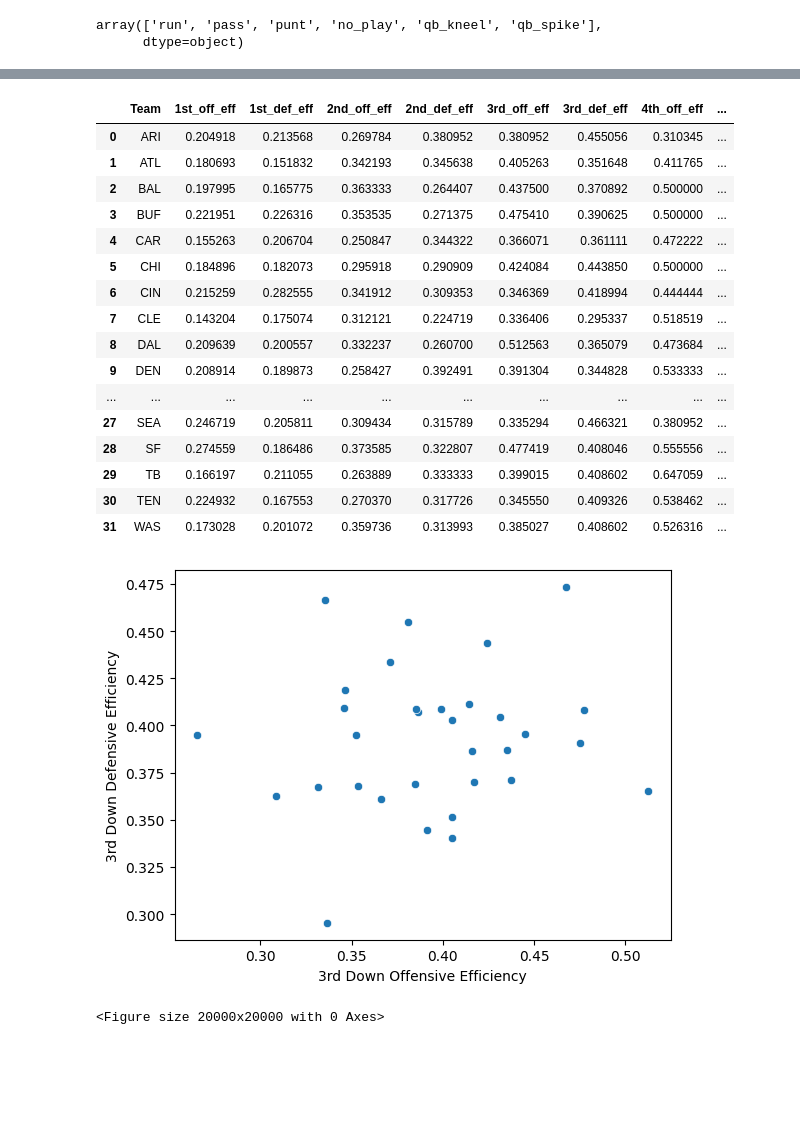
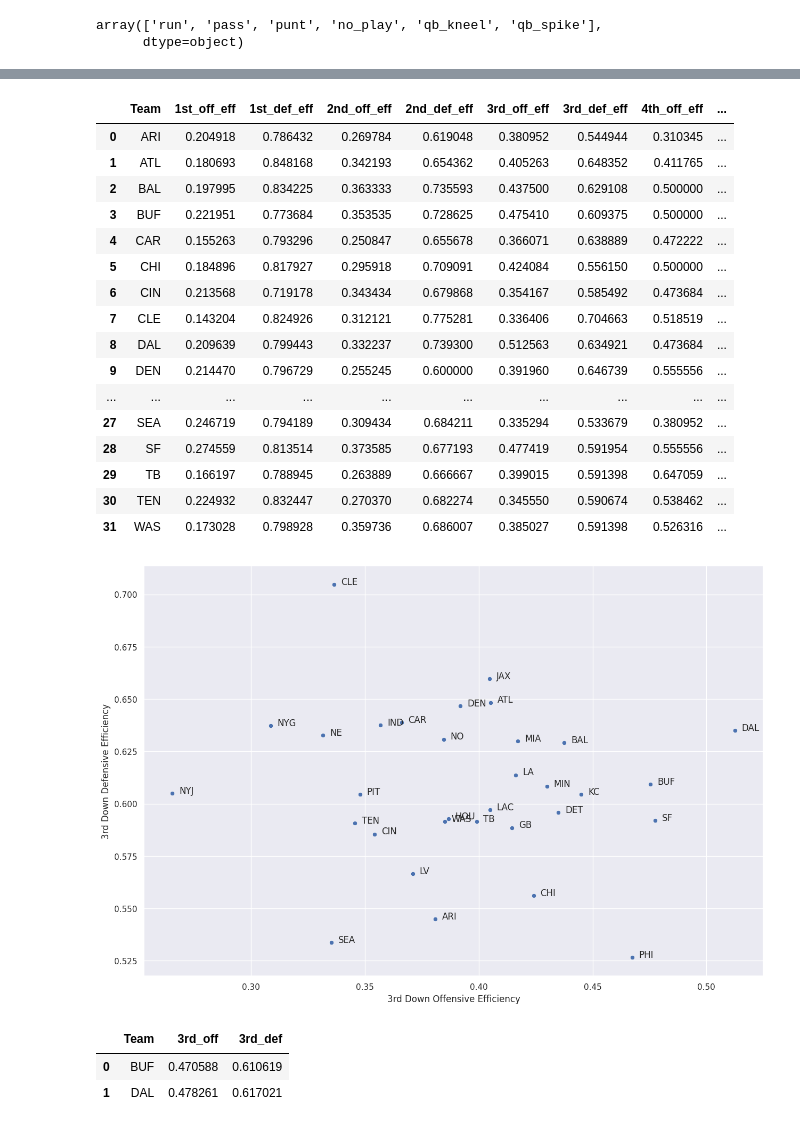
Before and after one commit to Scavo1225/NFL_analytics, a Jupyter notebook: notebooks/data.ipynb, the cells around one changed output, grey strips where cells are left out. Cells and saved outputs as stored; diff of their text form; code cells hidden in the pictures; blank space fills up the shorter version.

Commit message:
looking at matchups

```diff
--- a/notebooks/data.ipynb
+++ b/notebooks/data.ipynb
@@ -109,18 +108,18 @@ df = df.astype({"down": 'int',
                 })
 # %%
 #separated into downed dfs for down scenarios analysis
-down_df = df[['game_id', 'quarter_seconds_remaining', 'week', 'posteam_type','posteam', 'defteam', 'down', 'first_down', 'yardline_100', 'ydstogo', 'play_type', 'play_type_nfl']]
+down_df = df[['game_id', 'home_team', 'away_team', 'quarter_seconds_remaining', 'week', 'posteam_type','posteam', 'defteam', 'down', 'first_down', 'yardline_100', 'ydstogo', 'play_type', 'play_type_nfl']]
 down_df = down_df[down_df["play_type_nfl"] != "PUNT"]
 # %%
 #creating efficiencies by down
 first_down_off = pd.DataFrame(down_df[down_df["down"] == 1].groupby("posteam")["first_down"].sum()/down_df[down_df["down"] == 1].groupby("posteam")["first_down"].count()).reset_index().rename(columns={"posteam": "Team", "first_down": "1st_off_eff"})
-first_down_def = pd.DataFrame(down_df[down_df["down"] == 1].groupby("defteam")["first_down"].sum()/down_df[down_df["down"] == 1].groupby("defteam")["first_down"].count()).reset_index().rename(columns={"defteam": "Team", "first_down": "1st_def_eff"})
+first_down_def = pd.DataFrame(1 - down_df[down_df["down"] == 1].groupby("defteam")["first_down"].sum()/down_df[down_df["down"] == 1].groupby("defteam")["first_down"].count()).reset_index().rename(columns={"defteam": "Team", "first_down": "1st_def_eff"})
 second_down_off = pd.DataFrame(down_df[down_df["down"] == 2].groupby("posteam")["first_down"].sum()/down_df[down_df["down"] == 2].groupby("posteam")["first_down"].count()).reset_index().rename(columns={"posteam": "Team", "first_down": "2nd_off_eff"})
-second_down_def = pd.DataFrame(down_df[down_df["down"] == 2].groupby("defteam")["first_down"].sum()/down_df[down_df["down"] == 2].groupby("defteam")["first_down"].count()).reset_index().rename(columns={"defteam": "Team", "first_down": "2nd_def_eff"})
+second_down_def = pd.DataFrame(1 - down_df[down_df["down"] == 2].groupby("defteam")["first_down"].sum()/down_df[down_df["down"] == 2].groupby("defteam")["first_down"].count()).reset_index().rename(columns={"defteam": "Team", "first_down": "2nd_def_eff"})
 third_down_off = pd.DataFrame(down_df[down_df["down"] == 3].groupby("posteam")["first_down"].sum()/down_df[down_df["down"] == 3].groupby("posteam")["first_down"].count()).reset_index().rename(columns={"posteam": "Team", "first_down": "3rd_off_eff"})
-third_down_def = pd.DataFrame(down_df[down_df["down"] == 3].groupby("defteam")["first_down"].sum()/down_df[down_df["down"] == 3].groupby("defteam")["first_down"].count()).reset_index().rename(columns={"defteam": "Team", "first_down": "3rd_def_eff"})
+third_down_def = pd.DataFrame(1 - down_df[down_df["down"] == 3].groupby("defteam")["first_down"].sum()/down_df[down_df["down"] == 3].groupby("defteam")["first_down"].count()).reset_index().rename(columns={"defteam": "Team", "first_down": "3rd_def_eff"})
 fourth_down_off = pd.DataFrame(down_df[down_df["down"] == 4].groupby("posteam")["first_down"].sum()/down_df[down_df["down"] == 4].groupby("posteam")["first_down"].count()).reset_index().rename(columns={"posteam": "Team", "first_down": "4th_off_eff"})
-fourth_down_def = pd.DataFrame(down_df[down_df["down"] == 4].groupby("defteam")["first_down"].sum()/down_df[down_df["down"] == 4].groupby("defteam")["first_down"].count()).reset_index().rename(columns={"defteam": "Team", "first_down": "4th_def_eff"})
+fourth_down_def = pd.DataFrame(1 - down_df[down_df["down"] == 4].groupby("defteam")["first_down"].sum()/down_df[down_df["down"] == 4].groupby("defteam")["first_down"].count()).reset_index().rename(columns={"defteam": "Team", "first_down": "4th_def_eff"})
 # %%
 #Offensive and defensive efficiency per team by down
 down_effs_df = first_down_off.merge(first_down_def, on="Team")\
@@ -133,28 +132,55 @@ down_effs_df = first_down_off.merge(first_down_def, on="Team")\
 down_effs_df
 # %% [output]
 |  | Team | 1st_off_eff | 1st_def_eff | 2nd_off_eff | 2nd_def_eff | 3rd_off_eff | 3rd_def_eff | 4th_off_eff | ... |
-| 0 | ARI | 0.204918 | 0.213568 | 0.269784 | 0.380952 | 0.380952 | 0.455056 | 0.310345 | ... |
-| 1 | ATL | 0.180693 | 0.151832 | 0.342193 | 0.345638 | 0.405263 | 0.351648 | 0.411765 | ... |
-| 2 | BAL | 0.197995 | 0.165775 | 0.363333 | 0.264407 | 0.437500 | 0.370892 | 0.500000 | ... |
-| 3 | BUF | 0.221951 | 0.226316 | 0.353535 | 0.271375 | 0.475410 | 0.390625 | 0.500000 | ... |
-| 4 | CAR | 0.155263 | 0.206704 | 0.250847 | 0.344322 | 0.366071 | 0.361111 | 0.472222 | ... |
-| 5 | CHI | 0.184896 | 0.182073 | 0.295918 | 0.290909 | 0.424084 | 0.443850 | 0.500000 | ... |
-| 6 | CIN | 0.215259 | 0.282555 | 0.341912 | 0.309353 | 0.346369 | 0.418994 | 0.444444 | ... |
-| 7 | CLE | 0.143204 | 0.175074 | 0.312121 | 0.224719 | 0.336406 | 0.295337 | 0.518519 | ... |
-| 8 | DAL | 0.209639 | 0.200557 | 0.332237 | 0.260700 | 0.512563 | 0.365079 | 0.473684 | ... |
-| 9 | DEN | 0.208914 | 0.189873 | 0.258427 | 0.392491 | 0.391304 | 0.344828 | 0.533333 | ... |
+| 0 | ARI | 0.204918 | 0.786432 | 0.269784 | 0.619048 | 0.380952 | 0.544944 | 0.310345 | ... |
+| 1 | ATL | 0.180693 | 0.848168 | 0.342193 | 0.654362 | 0.405263 | 0.648352 | 0.411765 | ... |
+| 2 | BAL | 0.197995 | 0.834225 | 0.363333 | 0.735593 | 0.437500 | 0.629108 | 0.500000 | ... |
+| 3 | BUF | 0.221951 | 0.773684 | 0.353535 | 0.728625 | 0.475410 | 0.609375 | 0.500000 | ... |
+| 4 | CAR | 0.155263 | 0.793296 | 0.250847 | 0.655678 | 0.366071 | 0.638889 | 0.472222 | ... |
+| 5 | CHI | 0.184896 | 0.817927 | 0.295918 | 0.709091 | 0.424084 | 0.556150 | 0.500000 | ... |
+| 6 | CIN | 0.213568 | 0.719178 | 0.343434 | 0.679868 | 0.354167 | 0.585492 | 0.473684 | ... |
+| 7 | CLE | 0.143204 | 0.824926 | 0.312121 | 0.775281 | 0.336406 | 0.704663 | 0.518519 | ... |
+| 8 | DAL | 0.209639 | 0.799443 | 0.332237 | 0.739300 | 0.512563 | 0.634921 | 0.473684 | ... |
+| 9 | DEN | 0.214470 | 0.796729 | 0.255245 | 0.600000 | 0.391960 | 0.646739 | 0.555556 | ... |
 | ... | ... | ... | ... | ... | ... | ... | ... | ... | ... |
-| 27 | SEA | 0.246719 | 0.205811 | 0.309434 | 0.315789 | 0.335294 | 0.466321 | 0.380952 | ... |
-| 28 | SF | 0.274559 | 0.186486 | 0.373585 | 0.322807 | 0.477419 | 0.408046 | 0.555556 | ... |
-| 29 | TB | 0.166197 | 0.211055 | 0.263889 | 0.333333 | 0.399015 | 0.408602 | 0.647059 | ... |
-| 30 | TEN | 0.224932 | 0.167553 | 0.270370 | 0.317726 | 0.345550 | 0.409326 | 0.538462 | ... |
-| 31 | WAS | 0.173028 | 0.201072 | 0.359736 | 0.313993 | 0.385027 | 0.408602 | 0.526316 | ... |
+| 27 | SEA | 0.246719 | 0.794189 | 0.309434 | 0.684211 | 0.335294 | 0.533679 | 0.380952 | ... |
+| 28 | SF | 0.274559 | 0.813514 | 0.373585 | 0.677193 | 0.477419 | 0.591954 | 0.555556 | ... |
+| 29 | TB | 0.166197 | 0.788945 | 0.263889 | 0.666667 | 0.399015 | 0.591398 | 0.647059 | ... |
+| 30 | TEN | 0.224932 | 0.832447 | 0.270370 | 0.682274 | 0.345550 | 0.590674 | 0.538462 | ... |
+| 31 | WAS | 0.173028 | 0.798928 | 0.359736 | 0.686007 | 0.385027 | 0.591398 | 0.526316 | ... |
 # %%
 sns.scatterplot(data=down_effs_df,x="3rd_off_eff", y="3rd_def_eff")
 plt.xlabel("3rd Down Offensive Efficiency")
 plt.ylabel("3rd Down Defensive Efficiency")
-plt.figure(figsize = (20,20))
+
+def label_point(x, y, val, ax):
+    a = pd.concat({'x': x, 'y': y, 'val': val}, axis=1)
+    for i, point in a.iterrows():
+        ax.text(point['x']+.003, point['y'], str(point['val']))
+
+
+label_point(down_effs_df["3rd_off_eff"], down_effs_df["3rd_def_eff"], down_effs_df["Team"], plt.gca())
+rcParams['figure.figsize'] = (15, 10)
 plt.show()
 # %% [output]
-[figure, old version]
+[figure, new version]
-<Figure size 20000x20000 with 0 Axes>
+# %%
+#DAL vs BUF
+home_team = "BUF"
+away_team = "DAL"
+
+
+
+home_df = down_df[down_df["home_team"] == home_team]
+away_df = down_df[down_df["away_team"] == away_team]
+df = pd.concat([home_df, away_df])
+
+offense = pd.DataFrame(df[df["down"] == 3].groupby("posteam")["first_down"].sum()/df[df["down"] == 3].groupby("posteam")["first_down"].count()).reset_index().rename(columns={"posteam": "Team", "first_down": "3rd_off"})
+defense = pd.DataFrame(1 - df[df["down"] == 3].groupby("defteam")["first_down"].sum()/df[df["down"] == 3].groupby("defteam")["first_down"].count()).reset_index().rename(columns={"defteam": "Team", "first_down": "3rd_def"})
+
+match_up_df = pd.DataFrame({"Team": [home_team, away_team]}).merge(offense, on="Team").merge(defense, on="Team")
+match_up_df
+# %% [output]
+|  | Team | 3rd_off | 3rd_def |
+| 0 | BUF | 0.470588 | 0.610619 |
+| 1 | DAL | 0.478261 | 0.617021 |
```
Also changed, not shown: parts of 2 cells of this notebook.
